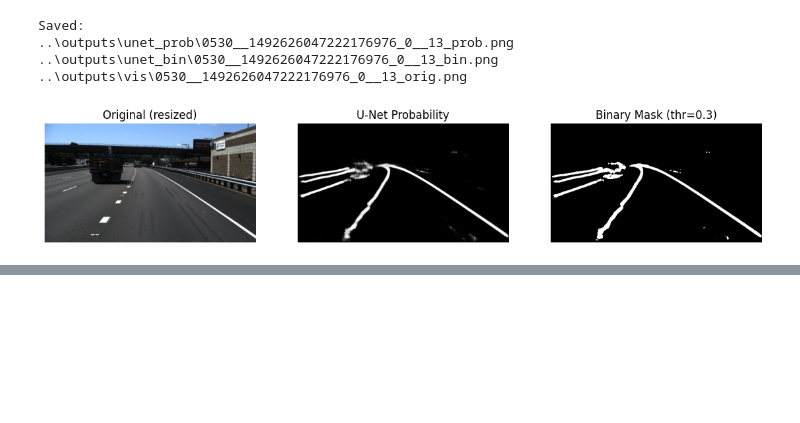
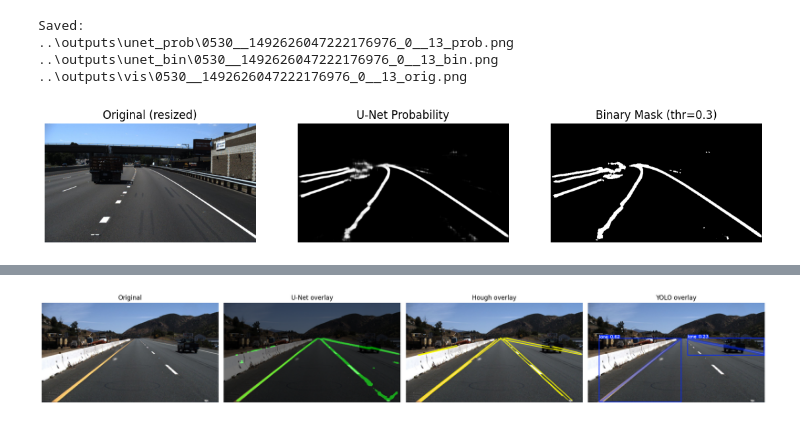
Before and after one commit to Ankith1321/case-study-ml, a Jupyter notebook: tidy/notebooks/01_unet_mask_generation.ipynb, the cells around one changed output, grey strips where cells are left out. Saved outputs shown, nothing was run; the diff lists cells and outputs as text; code cells hidden in the pictures; blank space fills up the shorter version.

```diff
--- a/tidy/notebooks/01_unet_mask_generation.ipynb
+++ b/tidy/notebooks/01_unet_mask_generation.ipynb
@@ -108,0 +202,83 @@ plt.show()
+# %%
+from pathlib import Path
+import cv2
+import numpy as np
+import matplotlib.pyplot as plt
+from ultralytics import YOLO
+
+# ====== CHANGE THIS TO ANY IMAGE ON YOUR PC ======
+INPUT_IMAGE = r"E:\dl_cv_mini_project\road_lane_detection\data\raw\tusimple\test_set\clips\0531\1492626475893014602\5.jpg"
+
+# ----- locate repo root (so YOLO weights always load) -----
+def find_repo_root(start: Path) -> Path:
+    p = start.resolve()
+    for _ in range(10):
+        if (p / "runs").exists():
+            return p
+        p = p.parent
+    raise FileNotFoundError("Could not locate repo root (folder containing 'runs').")
+
+REPO = find_repo_root(Path.cwd())
+YOLO_W = REPO / "runs/segment/train2/weights/best.pt"
+yolo = YOLO(str(YOLO_W))
+
+def bgr2rgb(im):
+    return cv2.cvtColor(im, cv2.COLOR_BGR2RGB)
+
+def overlay_mask(rgb, mask_u8, alpha=0.55):
+    col = np.zeros_like(rgb)
+    col[..., 1] = mask_u8
+    return (rgb*(1-alpha) + col*alpha).astype(np.uint8)
+
+# ----- read your chosen image -----
+orig_bgr = cv2.imread(INPUT_IMAGE)
+if orig_bgr is None:
+    raise FileNotFoundError(f"Cannot read image: {INPUT_IMAGE}")
+
+# ----- U-Net inference (uses your existing model + preprocess if already defined) -----
+# This assumes you already ran the earlier U-Net cells and have `model`, `DEVICE`, and `preprocess_frame_bgr`.
+if "model" not in globals():
+    raise RuntimeError("U-Net model not found. Run your U-Net setup/training/loading cells first.")
+
+x, rgb_small = preprocess_frame_bgr(orig_bgr)  # your function from notebook
+import torch
+x = x.to(DEVICE)
+
+with torch.no_grad():
+    pred = model(x).squeeze().float()
+    prob = torch.sigmoid(pred) if (pred.max() > 1.5 or pred.min() < -0.5) else pred
+    prob = prob.cpu().numpy()
+
+bin_u8 = ((prob >= 0.5) * 255).astype(np.uint8)
+bin_u8 = cv2.resize(bin_u8, (orig_bgr.shape[1], orig_bgr.shape[0]), interpolation=cv2.INTER_NEAREST)
+
+orig_rgb = bgr2rgb(orig_bgr)
+unet_vis = overlay_mask(orig_rgb, bin_u8)
+
+# ----- Hough (simple, from your mask) -----
+edges = cv2.Canny(bin_u8, 50, 150)
+lines = cv2.HoughLinesP(edges, 1, np.pi/180, threshold=40, minLineLength=40, maxLineGap=120)
+hough_bgr = orig_bgr.copy()
+if lines is not None:
+    for x1,y1,x2,y2 in lines[:,0,:]:
+        cv2.line(hough_bgr, (x1,y1), (x2,y2), (0,255,255), 3)
+hough_rgb = bgr2rgb(hough_bgr)
+
+# ----- YOLO inference on the same image -----
+r = yolo.predict(source=INPUT_IMAGE, imgsz=960, conf=0.2, iou=0.5, verbose=False, save=False)[0]
+yolo_bgr = r.plot()
+yolo_rgb = bgr2rgb(yolo_bgr) if yolo_bgr is not None else orig_rgb
+
+# ----- Display -----
+plt.figure(figsize=(20, 5))
+ax1 = plt.subplot(1,4,1); ax1.imshow(orig_rgb);  ax1.set_title("Original"); ax1.axis("off")
+ax2 = plt.subplot(1,4,2); ax2.imshow(unet_vis);  ax2.set_title("U-Net overlay"); ax2.axis("off")
+ax3 = plt.subplot(1,4,3); ax3.imshow(hough_rgb); ax3.set_title("Hough overlay"); ax3.axis("off")
+ax4 = plt.subplot(1,4,4); ax4.imshow(yolo_rgb);  ax4.set_title("YOLO overlay"); ax4.axis("off")
+plt.tight_layout()
+plt.show()
+
+print("Loaded YOLO:", YOLO_W)
+print("Demo image:", INPUT_IMAGE)
+# %% [output]
+[figure, added]
```
Also changed, not shown: parts of 3 cells of this notebook, 1 other file.
